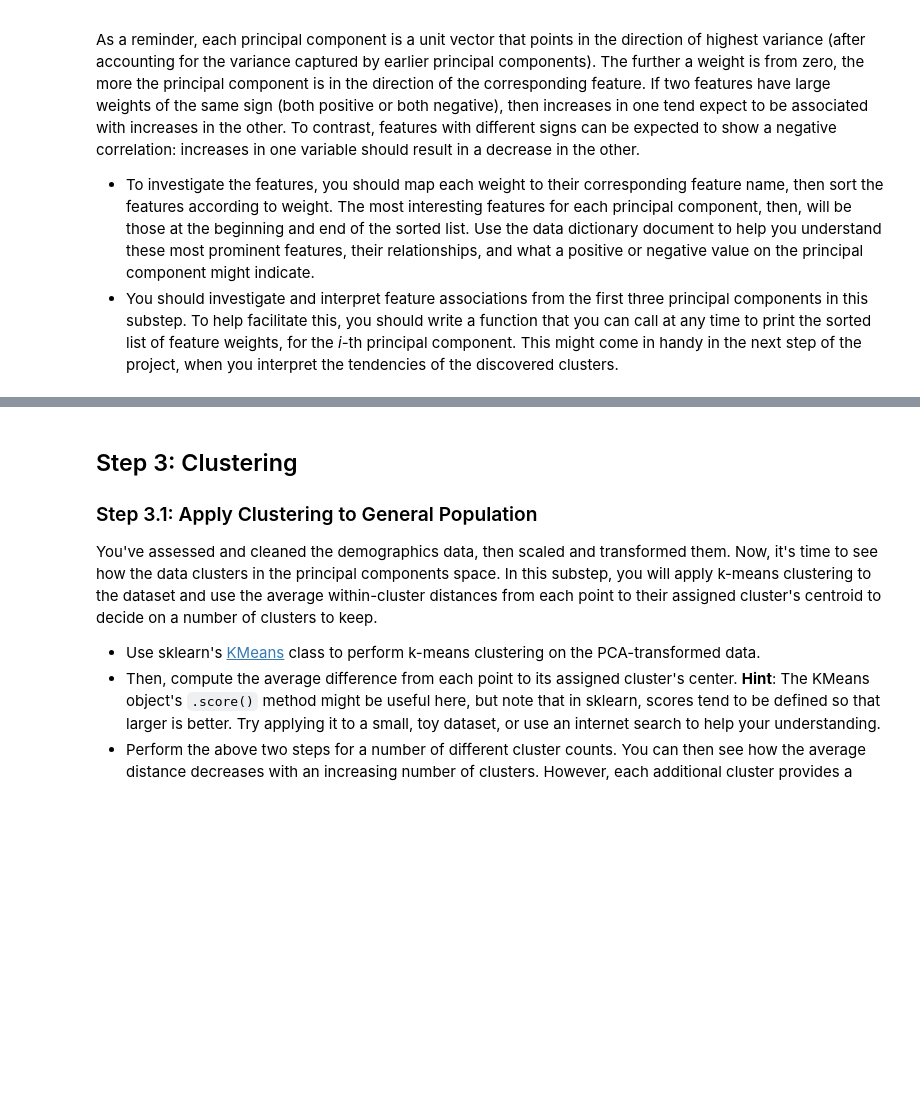
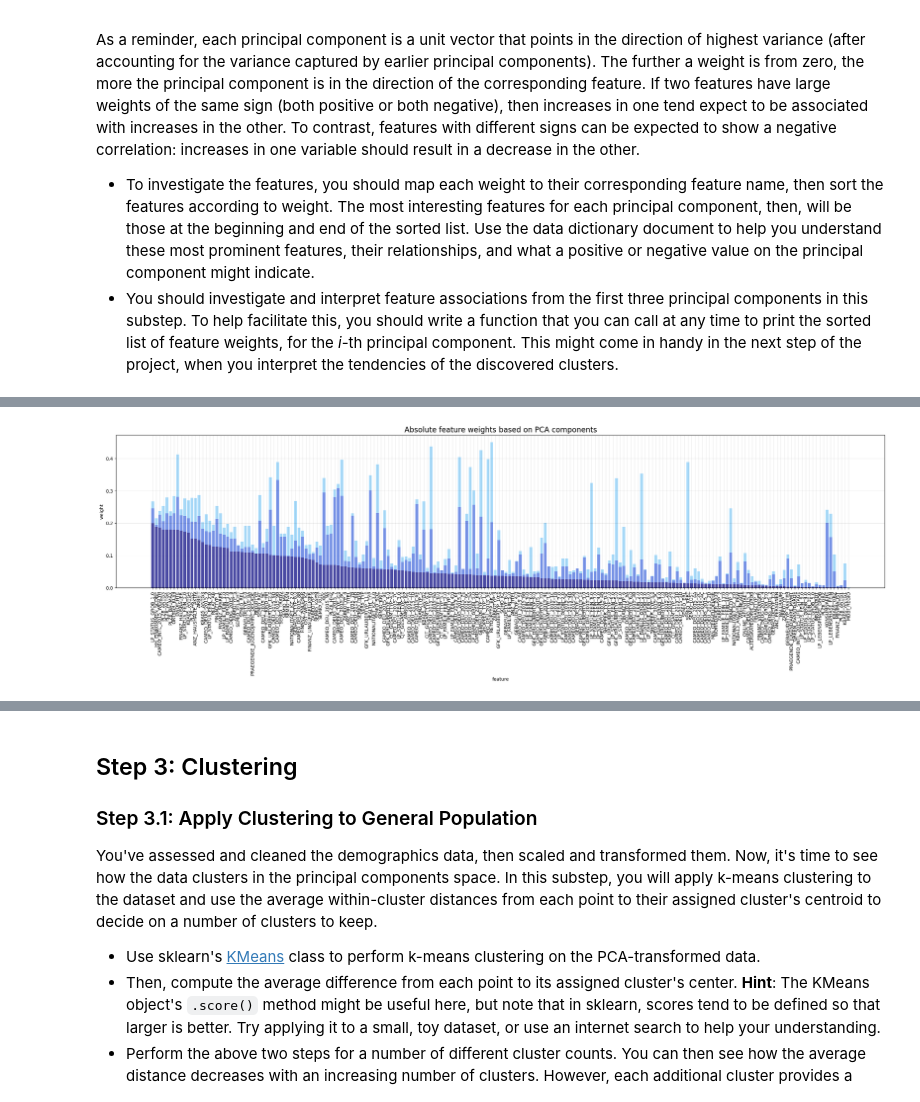
Before and after one commit to dorottyawinter/identify_customer_segments, a Jupyter notebook: Identify_Customer_Segments.ipynb, the cells around one changed output, grey strips where cells are left out. Cells and saved outputs as stored; diff of their text form; code cells hidden in the pictures; blank space fills up the shorter version.

Commit message:
feat: interpret principal components

```diff
--- a/Identify_Customer_Segments.ipynb
+++ b/Identify_Customer_Segments.ipynb
@@ -962,3 +997,5 @@ As a reminder, each principal component is a unit vector that points in the dire
 # %%
-# Map weights for the second principal component to corresponding feature names
-# and then print the linked values, sorted by weight.
+# Map weights for the second principal component to corresponding feature names and then print the linked values, sorted by weight.
+
+weights_pc1 = get_pca_feature_weights(pca=pca_calibrated, features=data_cols, n=1)
+weights_pc1
@@ -965,3 +1015,5 @@ As a reminder, each principal component is a unit vector that points in the dire
 # %%
-# Map weights for the third principal component to corresponding feature names
-# and then print the linked values, sorted by weight.
+# Map weights for the third principal component to corresponding feature names and then print the linked values, sorted by weight.
+
+weights_pc2 = get_pca_feature_weights(pca=pca_calibrated, features=data_cols, n=2)
+weights_pc2
@@ -967,0 +1033,24 @@ As a reminder, each principal component is a unit vector that points in the dire
+# %%
+pca_weights = pd.concat([weights_pc0, weights_pc1, weights_pc2], axis=1)
+# %%
+pca_weights_abs = pd.concat(
+    [get_pca_feature_weights(pca=pca_calibrated, features=data_cols, n=0, absolute=True),
+     get_pca_feature_weights(pca=pca_calibrated, features=data_cols, n=1, absolute=True),
+     get_pca_feature_weights(pca=pca_calibrated, features=data_cols, n=2, absolute=True)],
+    axis=1)
+# %%
+plt.figure(figsize=(30, 6))
+
+plt.bar(pca_weights.index, pca_weights_abs[0], color='navy', alpha=0.7)
+plt.bar(pca_weights.index, pca_weights_abs[1], bottom=pca_weights_abs[0], color='royalblue', alpha=0.7)
+plt.bar(pca_weights.index, pca_weights_abs[2], bottom=(pca_weights_abs[1]+pca_weights_abs[0]), color='lightskyblue', alpha=0.7)
+
+plt.title('Absolute feature weights based on PCA components', fontsize=16)
+plt.xlabel('feature')
+plt.ylabel('weight')
+plt.xticks(rotation=90)
+plt.grid(visible=True, color='black', alpha=0.1)
+
+plt.show();
+# %% [output]
+[figure, added]
```
Also changed, not shown: parts of 18 cells of this notebook.
